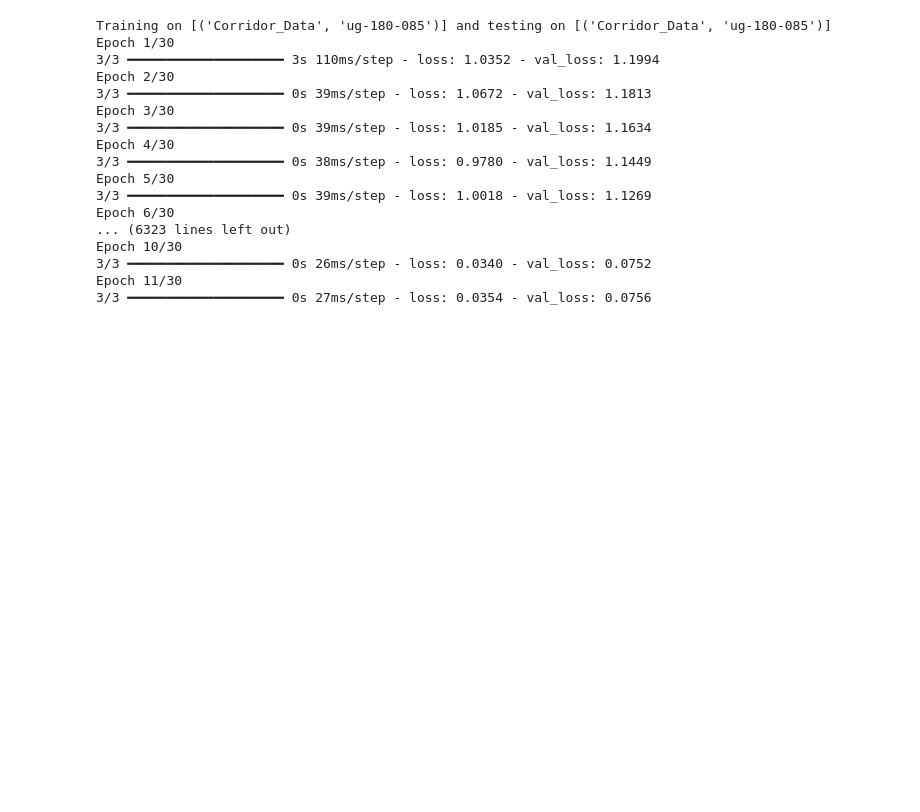
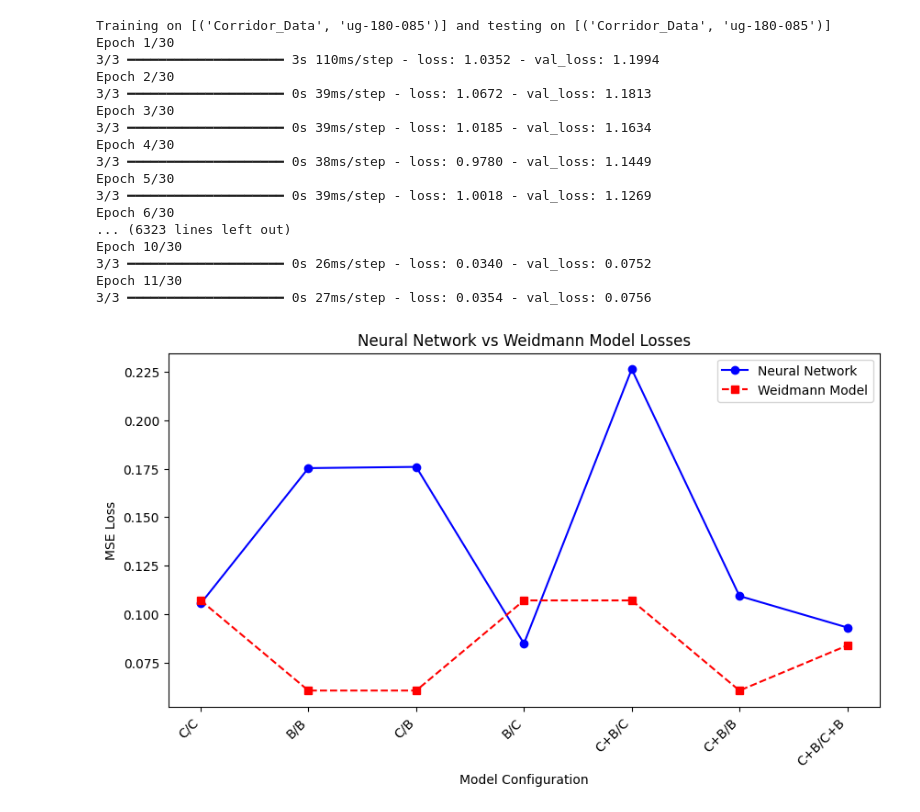
Before and after one commit to cs-eu/crowdflow-prediction, a Jupyter notebook: pedestrian_prediction.ipynb, the cells around one changed output. Drawn from its saved outputs; the diff is of its cells as text; code cells hidden in the pictures; blank space fills up the shorter version.

Commit message:
implemented visualization

```diff
--- a/pedestrian_prediction.ipynb
+++ b/pedestrian_prediction.ipynb
@@ -258,3 +258,22 @@ Epoch 10/30
 3/3 ━━━━━━━━━━━━━━━━━━━━ 0s 26ms/step - loss: 0.0340 - val_loss: 0.0752
 Epoch 11/30
 3/3 ━━━━━━━━━━━━━━━━━━━━ 0s 27ms/step - loss: 0.0354 - val_loss: 0.0756
+# %%
+fig, ax = plt.subplots(figsize=(10, 5))
+
+configs = list(nn_total_losses.keys())
+nn_losses = list(nn_total_losses.values())
+weidmann_losses = [weidmann_total_losses[config] for config in configs]
+
+ax.plot(configs, nn_losses, label="Neural Network", marker='o', linestyle='-', color='blue')
+ax.plot(configs, weidmann_losses, label="Weidmann Model", marker='s', linestyle='--', color='red')
+
+ax.set_ylabel("MSE Loss")
+ax.set_xlabel("Model Configuration")
+ax.set_xticklabels(configs, rotation=45, ha="right")
+ax.set_title("Neural Network vs Weidmann Model Losses")
+ax.legend()
+
+plt.show()
+# %% [output]
+[figure, added]
```
